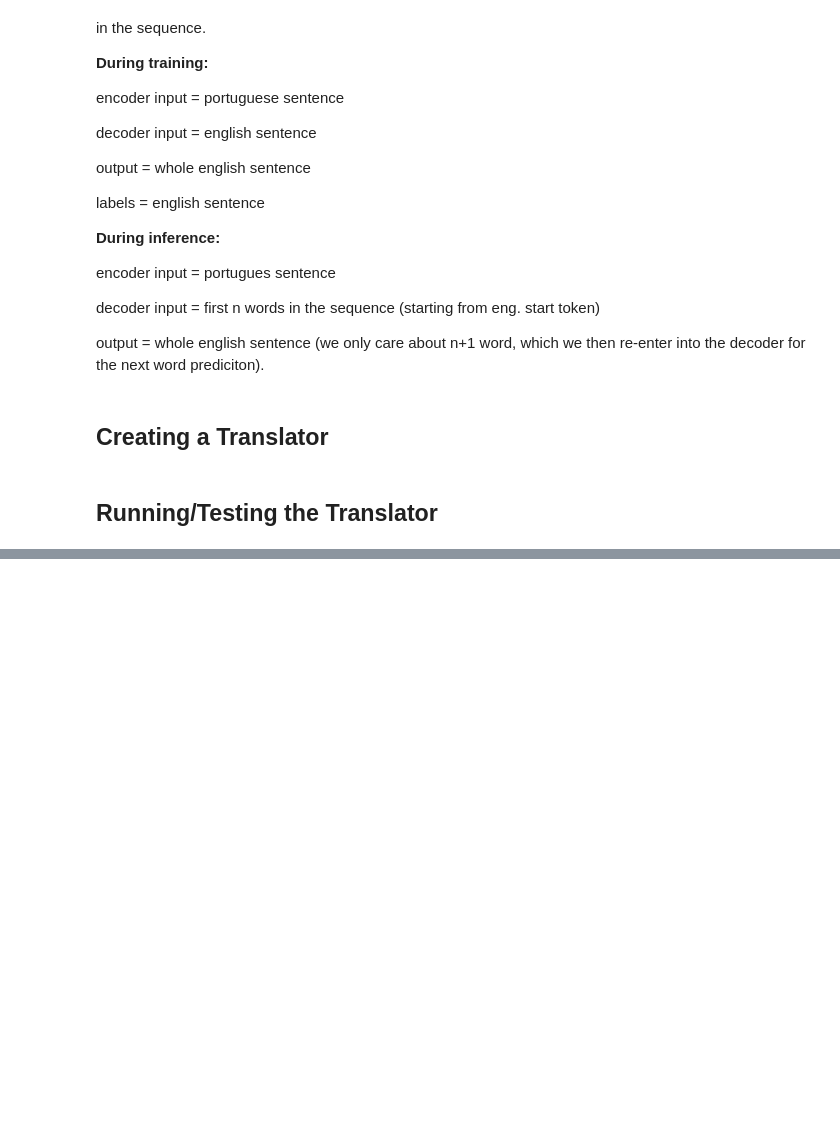
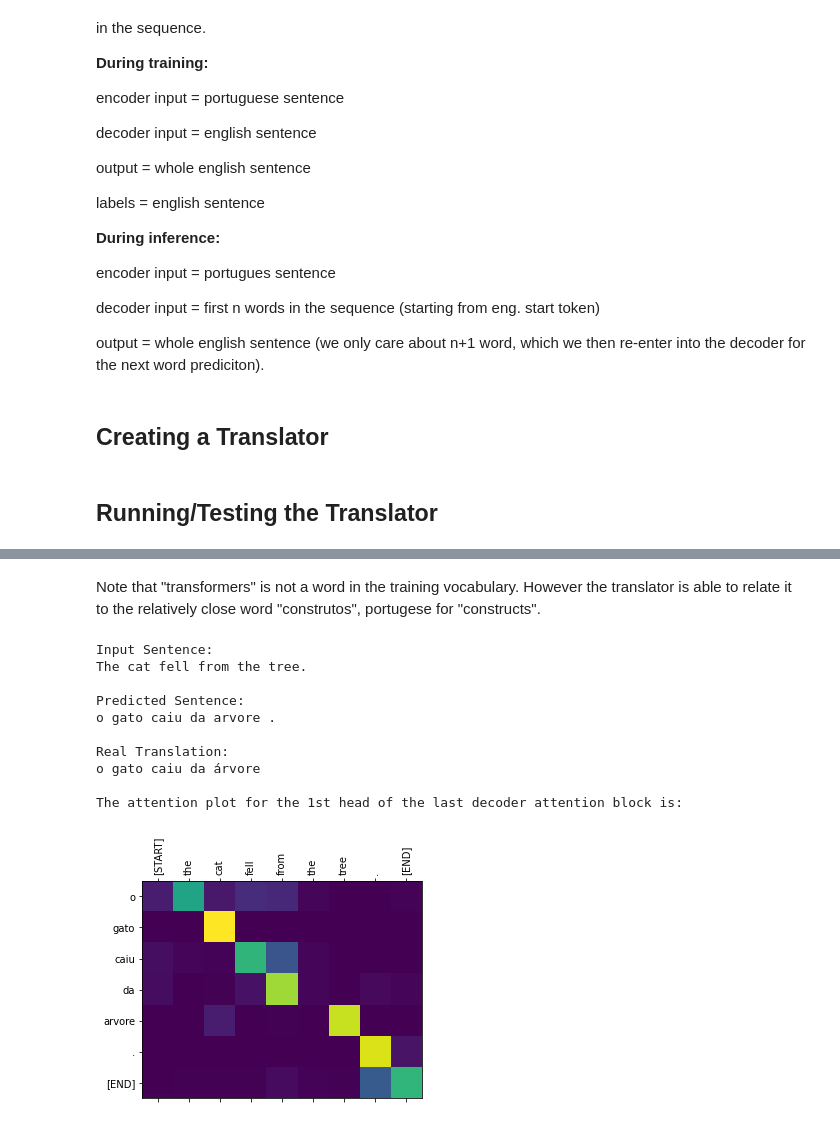
Before and after one commit to Franjcf/Data-Science-Projects, a Jupyter notebook: language_translation_transformers/Transformer.ipynb, the cells around one changed output, grey strips where cells are left out. Cells and saved outputs as stored; diff of their text form; code cells hidden in the pictures; blank space fills up the shorter version.

```diff
--- a/language_translation_transformers/Transformer.ipynb
+++ b/language_translation_transformers/Transformer.ipynb
@@ -1208,0 +1272,23 @@ plot_attention(input_sentence,tokens,weights)
+# %% [markdown]
+Note that "transformers" is not a word in the training vocabulary. However the translator is able to relate it to the relatively close word "construtos", portugese for "constructs".
+# %%
+#test sentence 2:
+input_sentence = "The cat fell from the tree."
+real_translation = "o gato caiu da árvore"
+
+#getting predicting
+prediction, tokens, weights = translator(tf.constant(input_sentence))
+
+eval_plotting_function(input_sentence,prediction,tokens,weights,real_translation)
+# %% [output]
+Input Sentence:
+The cat fell from the tree.
+
+Predicted Sentence:
+o gato caiu da arvore .
+
+Real Translation:
+o gato caiu da árvore
+
+The attention plot for the 1st head of the last decoder attention block is:
+[figure, added]
```
Also changed, not shown: parts of 22 cells of this notebook.
